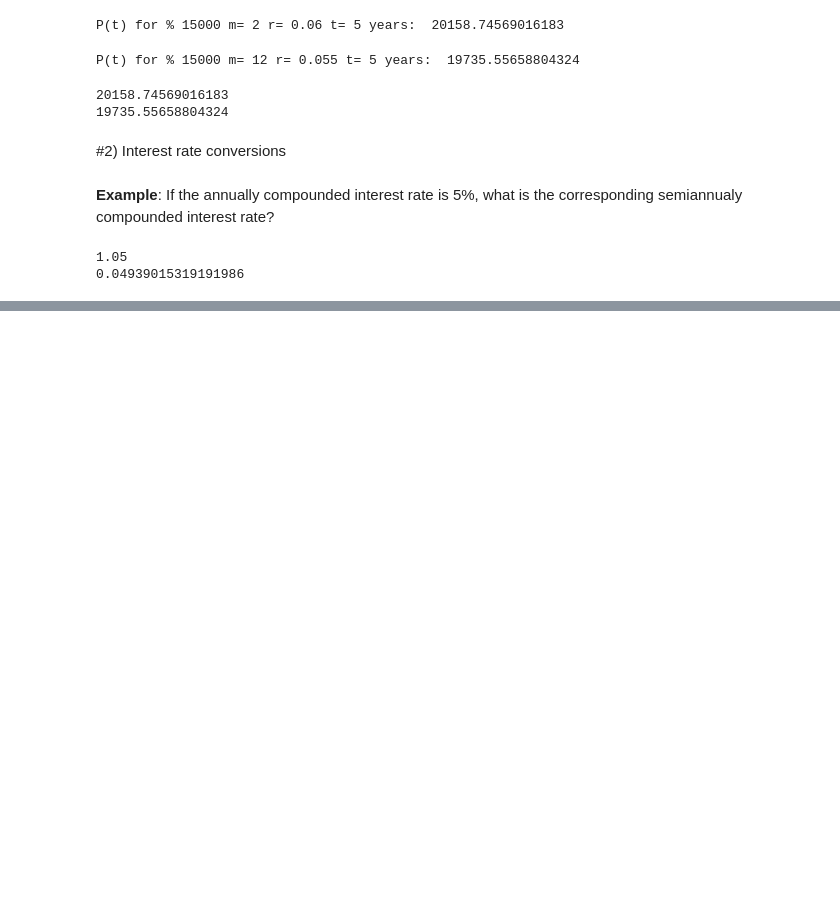
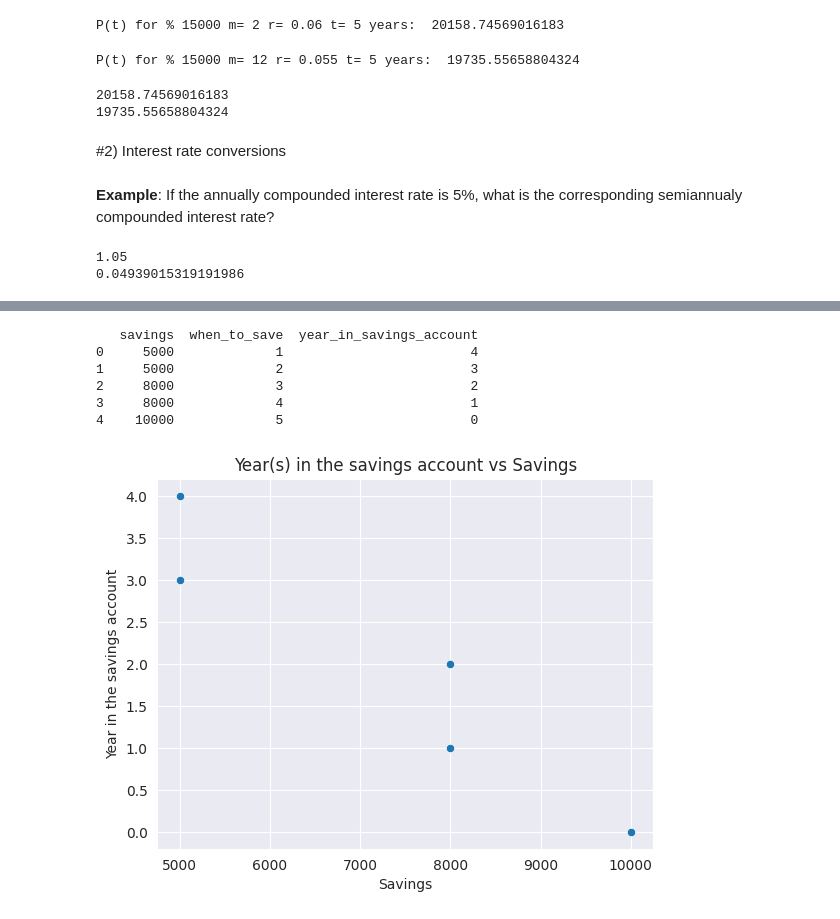
Before and after one commit to horasan/ml, a Jupyter notebook: R_LER_TREASURY_FIXED_INCOME_1.ipynb, the cells around one changed output, grey strips where cells are left out. Cells and saved outputs as stored; diff of their text form; code cells hidden in the pictures; blank space fills up the shorter version.

```diff
--- a/R_LER_TREASURY_FIXED_INCOME_1.ipynb
+++ b/R_LER_TREASURY_FIXED_INCOME_1.ipynb
@@ -94,0 +330,29 @@ print(get_equivalent_rate(P_t_1, 1, 2, 1))
+# %%
+earning_data = {
+    "savings": [5000, 5000, 8000, 8000, 10000],
+    "when_to_save": [1, 2, 3, 4, 5] # after n year(s)
+}
+
+df_earning = pd.DataFrame(data=earning_data)
+
+
+df_earning["year_in_savings_account"] = 5 - df_earning["when_to_save"]
+print(df_earning)
+
+ax = sns.scatterplot(data=df_earning, x = "savings", y="year_in_savings_account")
+
+ax.set(
+    title='Year(s) in the savings account vs Savings',
+    xlabel='Savings',
+    ylabel='Year in the savings account'
+    )
+
+plt.show()
+# %% [output]
+   savings  when_to_save  year_in_savings_account
+0     5000             1                        4
+1     5000             2                        3
+2     8000             3                        2
+3     8000             4                        1
+4    10000             5                        0
+[figure, added]
```
Also changed, not shown: parts of 35 cells of this notebook.
